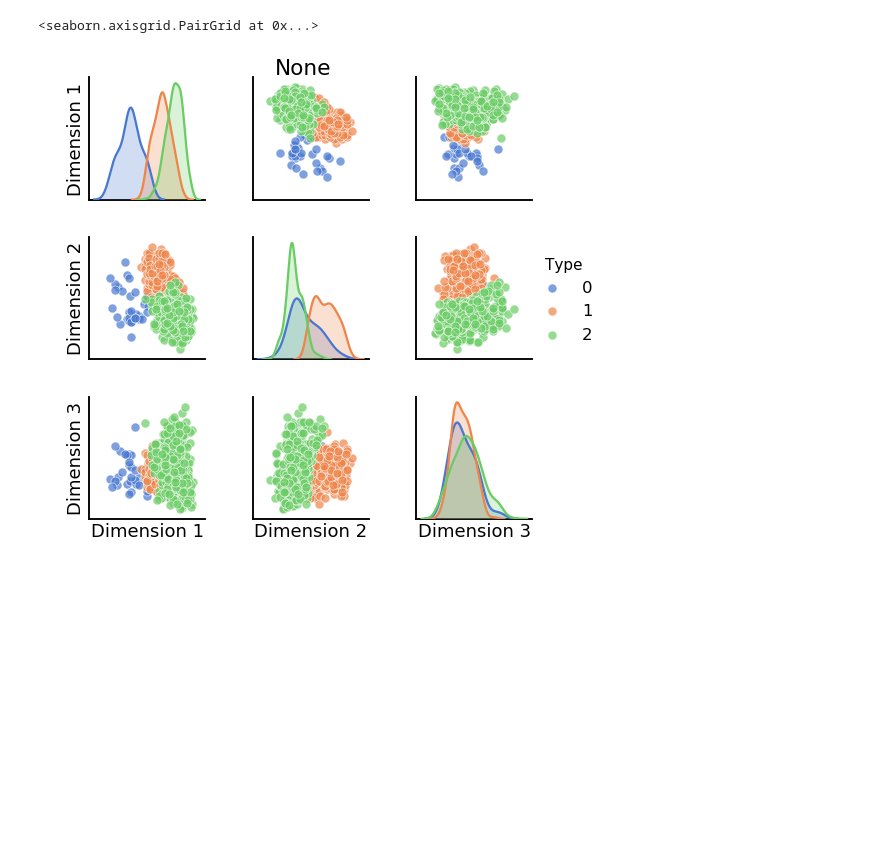
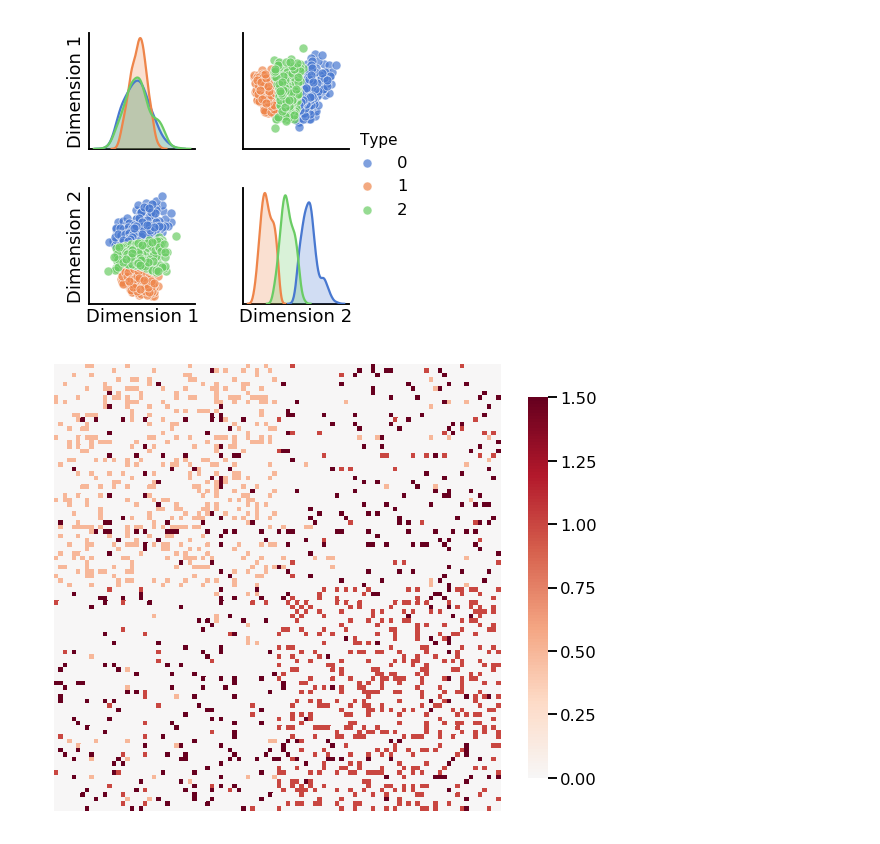
Before and after one commit to zeou1/graspy, a Jupyter notebook: notebooks/rflperry/embedding_line_graphs.ipynb, the cells around one changed output. Drawn from its saved outputs; the diff is of its cells as text; code cells hidden in the pictures; blank space fills up the shorter version.

```diff
--- a/notebooks/rflperry/embedding_line_graphs.ipynb
+++ b/notebooks/rflperry/embedding_line_graphs.ipynb
@@ -76,30 +58,40 @@ labels_gmm = graspy.cluster.GaussianCluster(6).fit_predict(ase[1])
 # %%
-def beta_random_graph(ns, params,directed=False):
+def random_graph(ns, params, distribution=np.random.beta,directed=False):
+    """
+    Creates a block model graph whose edges are probabilistically determined by the input distribution and parameters.
+    ns is an array-like object of the sizes of each block
+    """
     n = sum(ns)
     adj = np.zeros((n,n))
     for r in range(len(ns)):
         for c in range(len(ns)):
-            a,b = params[r][c]
+            param = params[r][c]
             start_r = sum(ns[:r])
             start_c = sum(ns[:c])
             for i in range(ns[r]):
-                for j in range(i,ns[c]):
-                    if np.random.beta(a,b) > np.random.uniform():
+                for j in range(i+1,ns[c]):
+                    if i == j:
+                        continue
+                    if distribution(*param) > np.random.uniform():
                         adj[i+start_r][j+start_c] = 1
                         if not directed:
                             adj[j+start_c][i+start_r] = 1
-                    if directed and np.random.beta(a,b) > np.random.uniform():
+                    if directed and distribution(*param) > np.random.uniform():
                         adj[j+start_c][i+start_r] = 1
 
     return(adj)
 # %%
-def edgelabels2heatmap(adj,labels,bDict,directed=False):
+def edgelabels2heatmap(adj,labels,bDict,title='',directed=False):
+    """
+    Colors an adjacency matrix by the labeling of the vertices in the line graph.
+    """
     color_mat = np.zeros(adj.shape)
     for (i,j) in bDict.keys():
         color_mat[i][j] = (labels[bDict[(i,j)]]+1)/max(labels)
         if not directed:
             color_mat[j][i] = (labels[bDict[(i,j)]]+1)/max(labels)
-    plt.imshow(color_mat,cmap='CMRmap')
+    fig = heatmap(color_mat, title=title)
+    return(fig)
 # %%
 def nodelabels2heatmap(adj,labels):
     color_mat = np.zeros(adj.shape)
@@ -117,4 +166,3 @@ def nodelabels2heatmap(adj,labels):
 # %%
-ns = [50,25]
-params = [[(2,3),(1,5)],[(1,5),(2,3)]]
-beta_adj = beta_random_graph(ns,params,directed=False)
+ns = [50,50]
+params = [[(2,7),(1,10)],[(1,10),(2,7)]]
@@ -139,7 +169,15 @@ labels_gmm = graspy.cluster.GaussianCluster(3).fit_predict(lse_beta)
-# %%
-pairplot(lse_beta,
-         Y=labels_gmm,
-         palette='muted')
-# %% [output]
-<seaborn.axisgrid.PairGrid at 0x...>
-[figure, removed]
+# %%
+sparse_adj = random_graph(ns,params,directed=False)
+edge_dict_sparse,line_graph_sparse = lineGraph(sparse_adj)
+n = None
+lse_sparse = lapSE(n_components=n).fit_transform(line_graph_sparse)
+lse_labels_sparse = graspy.cluster.GaussianCluster(3).fit_predict(lse_sparse)
+# %%
+pairplot(lse_sparse,
+         Y=lse_labels_sparse,
+         title='',#LSE Embedded LineGraph colored by GMM labels',
+         palette='muted')#.savefig("./plots./lse_pairplot_3by3_beta.png")
+fig = edgelabels2heatmap(sparse_adj,lse_labels_sparse,edge_dict_sparse,title='',directed=False)#.get_figure().savefig("./plots./lse_adj_heatmap_3by3_beta.png")
+# %% [output]
+[figure, added]
+[figure, added]
```
Also changed, not shown: parts of 32 cells of this notebook.
